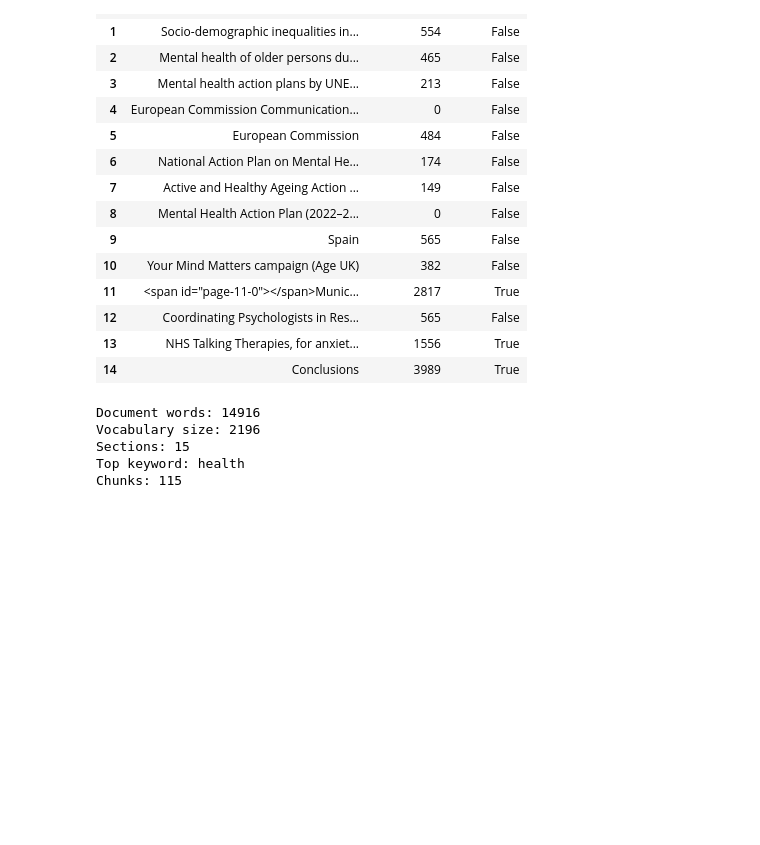
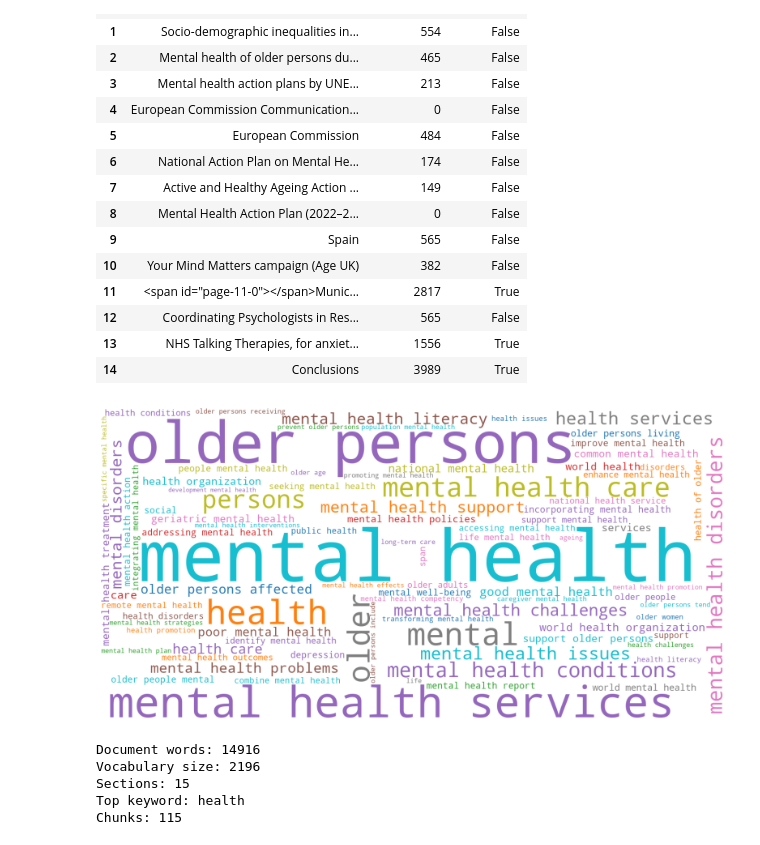
Before and after one commit to srh-ms-r-leads-us/techdoc-rag, a Jupyter notebook: research/eda_mental_health_of_older_persons.ipynb, the cells around one changed output. Saved outputs shown, nothing was run; the diff lists cells and outputs as text; code cells hidden in the pictures; blank space fills up the shorter version.

Commit message:
- added keyword extraction and wordcloud in EDA

```diff
--- a/research/eda_mental_health_of_older_persons.ipynb
+++ b/research/eda_mental_health_of_older_persons.ipynb
@@ -577,6 +591,45 @@ section_df[[
 | 12 | Coordinating Psychologists in Res... | 565 | False |
 | 13 | NHS Talking Therapies, for anxiet... | 1556 | True |
 | 14 | Conclusions | 3989 | True |
+# %%
+# Key words
+kw_extractor = yake.KeywordExtractor(
+    lan="en",
+    n=3,          # up to 3-word phrases
+    top=100,
+    stop_words = stop_words,
+    dedupLim=0.7,
+    lemmatize=True,
+)
+
+keywords = kw_extractor.extract_keywords(markdown_text.lower())
+
+# Convert YAKE scores to WordCloud weights
+keyword_freq = {
+    keyword: 1 / score
+    for keyword, score in keywords
+    if score > 0
+}
+
+# Create word cloud
+wordcloud = WordCloud(
+    width=1600,
+    height=800,
+    background_color="white",
+    colormap="tab10",
+    collocations=False,
+)
+
+wordcloud.generate_from_frequencies(keyword_freq)
+
+# Plot
+plt.figure(figsize=(16, 8))
+plt.imshow(wordcloud, interpolation="bilinear")
+plt.axis("off")
+plt.tight_layout()
+plt.show()
+# %% [output]
+[figure, added]
 # %%
 print("Document words:", len(tokens))
 print("Vocabulary size:", len(set(tokens)))
```
Also changed, not shown: parts of 2 cells of this notebook, 2 other files.
